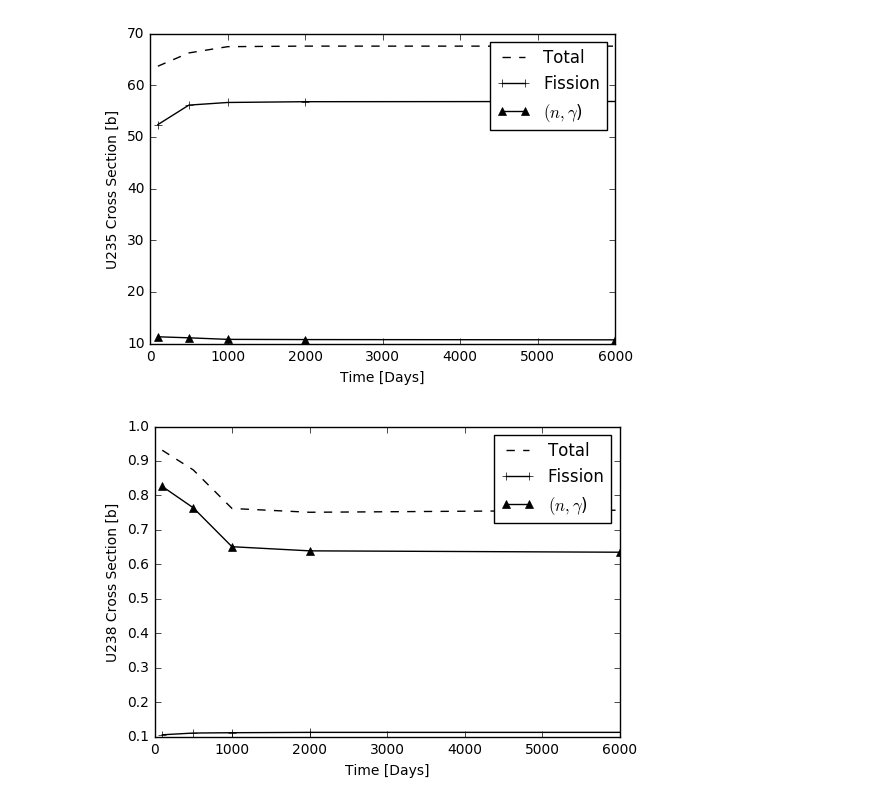
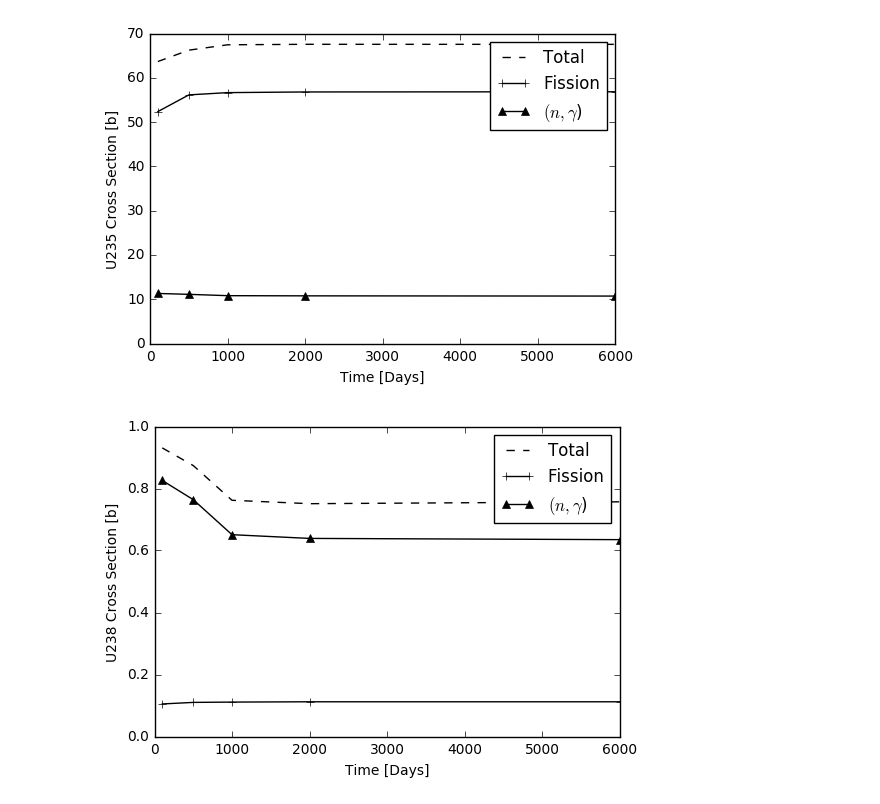
Before and after one commit to scopatz/XSgen-Paper, a Jupyter notebook: class data/xsplots.ipynb, the cells around one changed output. Drawn from its saved outputs; the diff is of its cells as text; code cells hidden in the pictures.

```diff
--- a/class data/xsplots.ipynb
+++ b/class data/xsplots.ipynb
@@ -15,22 +15,24 @@ plt.figure('U235')
 plt.plot(t, U235t, 'k--', label = "Total")
 plt.plot(t, U235f, 'k-+', label = "Fission")
 plt.plot(t, U235g, 'k-^', label = r"$(n, \gamma$)")
+plt.ylim([0, 70])
 plt.xlabel('Time [Days]')
 plt.ylabel('U235 Cross Section [b]')
 plt.legend()
 plt.savefig('U235xs.eps', format="eps")
 plt.show()
 # %% [output]
-[figure, old version]
+[figure, new version]
 # %%
 plt.figure('U238')
 plt.plot(t, U238t, 'k--', label = "Total")
 plt.plot(t, U238f, 'k-+', label = "Fission")
 plt.plot(t, U238g, 'k-^', label = r"$(n, \gamma$)")
+plt.ylim(0, 1.0)
 plt.xlabel('Time [Days]')
 plt.ylabel('U238 Cross Section [b]')
 plt.legend()
 plt.savefig('U238xs.eps', format="eps")
 plt.show()
 # %% [output]
-[figure, old version]
+[figure, new version]
```
Also changed, not shown: 4 other files.
